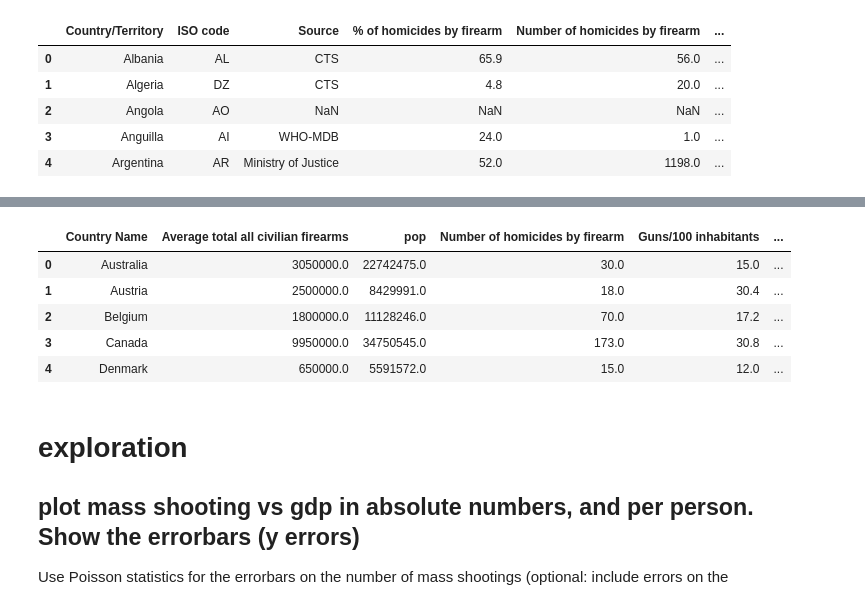
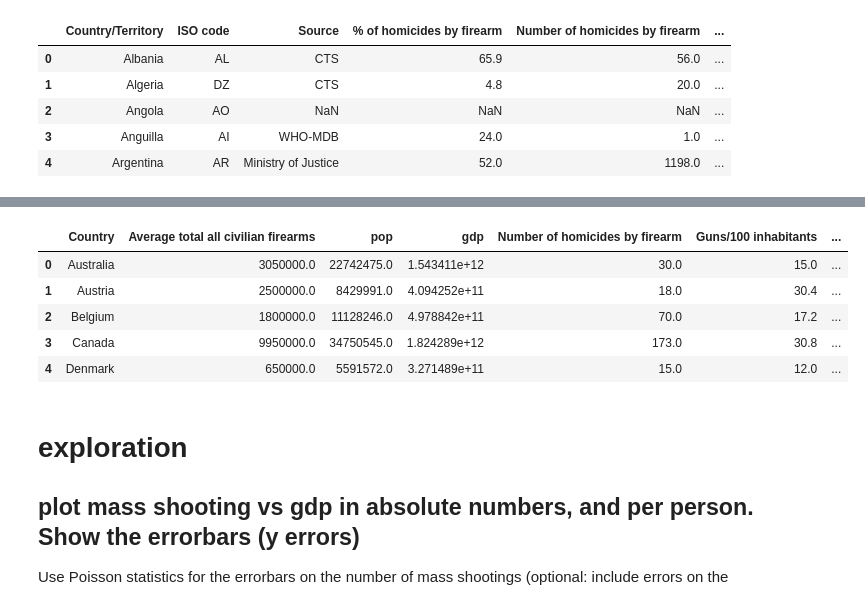
Before and after one commit to Shivam0712/PUI2018_skp454, a Jupyter notebook: HW9_skp454/HW9_Assignment3.ipynb, the cells around one changed output, grey strips where cells are left out. Saved outputs shown, nothing was run; the diff lists cells and outputs as text; code cells hidden in the pictures.

```diff
--- a/HW9_skp454/HW9_Assignment3.ipynb
+++ b/HW9_skp454/HW9_Assignment3.ipynb
@@ -71,5 +68,6 @@ df_firearms.head()
 # Download mass shooting data
 url_massShooting="https://raw.githubusercontent.com/Shivam0712/PUI2018_skp454/master/HW9_skp454/data-pvLFI.csv"
 df_massShooting = pd.read_csv(url_massShooting)
+df_massShooting.rename(columns={'Guns per 100 inhabitants':'Guns/100 inhabitants','Number of mass shootings (1983-2013)':'Number of mass shootings'},inplace=True)
 df_massShooting.head()
 # %% [output]
@@ -90,5 +88,6 @@ os.system("mv worldpop " + os.getenv("PUIDATA"))
 
 df_worldpop = pd.read_csv(os.getenv("PUIDATA")+'/worldpop/API_SP.POP.TOTL_DS2_en_csv_v2_10203548.csv', skiprows=4)
 df_worldpop = df_worldpop[['Country Name', '2012']]
+df_worldpop.rename(columns={'2012':'pop'},inplace=True)
 df_worldpop.head()
 # %% [output]
@@ -98,3 +97,16 @@ df_worldpop.head()
 | 2 | Angola | 25096150.0 |
 | 3 | Albania | 2900401.0 |
 | 4 | Andorra | 82431.0 |
+# %%
+# Obtain the world gdp data
+url = "http://api.worldbank.org/v2/en/indicator/NY.GDP.MKTP.CD?downloadformat=csv"
+urllib.request.urlretrieve(url, "worldgdp.zip")
+
+os.system("mv worldgdp.zip " + os.getenv("PUIDATA"))
+os.system("unzip " + os.getenv("PUIDATA") + "/worldgdp.zip -d worldgdp/")
+os.system("mv worldgdp " + os.getenv("PUIDATA"))
+
+df_worldgdp = pd.read_csv(os.getenv("PUIDATA")+'/worldgdp/API_NY.GDP.MKTP.CD_DS2_en_csv_v2_10203569.csv', skiprows=4)
+df_worldgdp = df_worldgdp[['Country Name', '2012']].dropna()
+df_worldgdp.rename(columns={'2012':'gdp'},inplace=True)
+df_worldgdp.head()
@@ -101,18 +120,19 @@ df_worldpop.head()
 # %%
 # merge the dataframes and only keep useful columns
 df_ = df_firearms.merge(df_massShooting, left_on='Country/Territory', right_on='Country', how='inner')
 df_ = df_.merge(df_worldpop, left_on='Country/Territory' , right_on='Country Name', how='inner')
-df_ = df_.drop(['Country/Territory', 'ISO code', 'Source', '% of homicides by firearm', 'Homicide by firearm rate per 100,000 pop', 'Rank by rate of ownership', 'Average firearms per 100 people', 'Country'], axis=1)
-df_ = df_[['Country Name', 'Average total all civilian firearms', '2012', 'Number of homicides by firearm','Guns per 100 inhabitants','Number of mass shootings (1983-2013)']]
-df_.columns = ['Country Name', 'Average total all civilian firearms', 'pop', 'Number of homicides by firearm', 'Guns/100 inhabitants', 'Number of mass shootings']
+df_ = df_.merge(df_worldgdp, left_on='Country/Territory' , right_on='Country Name', how='inner')
+
+#df_ = df_[['Country Name_x', 'Average total all civilian firearms', '2012', 'Number of homicides by firearm','Guns per 100 inhabitants','Number of mass shootings (1983-2013)']]
+df_ = df_[['Country', 'Average total all civilian firearms', 'pop', 'gdp' ,'Number of homicides by firearm', 'Guns/100 inhabitants', 'Number of mass shootings']]
 df_.head()
 # %% [output]
-|  | Country Name | Average total all civilian firearms | pop | Number of homicides by firearm | Guns/100 inhabitants | ... |
-| 0 | Australia | 3050000.0 | 22742475.0 | 30.0 | 15.0 | ... |
-| 1 | Austria | 2500000.0 | 8429991.0 | 18.0 | 30.4 | ... |
-| 2 | Belgium | 1800000.0 | 11128246.0 | 70.0 | 17.2 | ... |
-| 3 | Canada | 9950000.0 | 34750545.0 | 173.0 | 30.8 | ... |
-| 4 | Denmark | 650000.0 | 5591572.0 | 15.0 | 12.0 | ... |
+|  | Country | Average total all civilian firearms | pop | gdp | Number of homicides by firearm | Guns/100 inhabitants | ... |
+| 0 | Australia | 3050000.0 | 22742475.0 | 1.543411e+12 | 30.0 | 15.0 | ... |
+| 1 | Austria | 2500000.0 | 8429991.0 | 4.094252e+11 | 18.0 | 30.4 | ... |
+| 2 | Belgium | 1800000.0 | 11128246.0 | 4.978842e+11 | 70.0 | 17.2 | ... |
+| 3 | Canada | 9950000.0 | 34750545.0 | 1.824289e+12 | 173.0 | 30.8 | ... |
+| 4 | Denmark | 650000.0 | 5591572.0 | 3.271489e+11 | 15.0 | 12.0 | ... |
 # %% [markdown]
 # exploration
 
```
Also changed, not shown: parts of 30 cells of this notebook, 5 other files.
